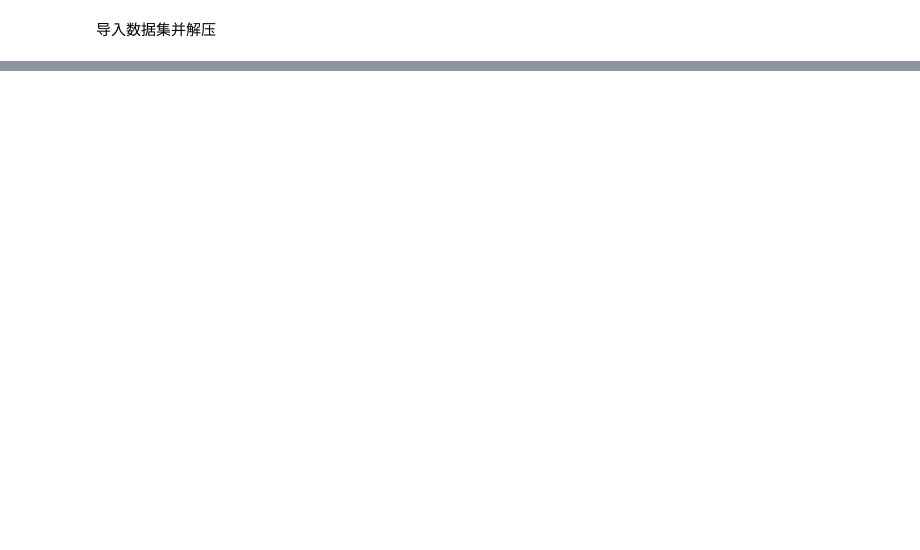
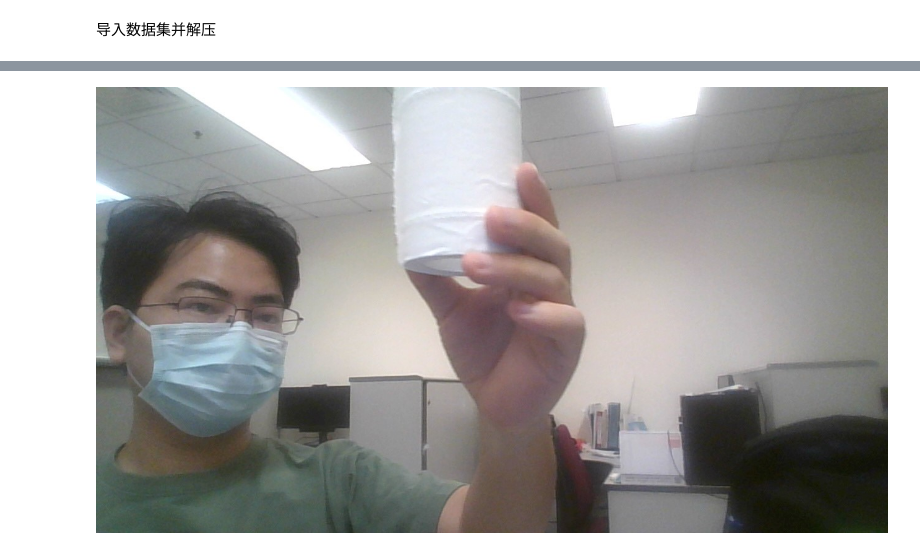
Before and after one commit to ShipengLYU/Gazefollwing, a Jupyter notebook: GazeFollowing.ipynb, the cells around one changed output, grey strips where cells are left out. Drawn from its saved outputs; the diff is of its cells as text; code cells hidden in the pictures; blank space fills up the shorter version.

```diff
--- a/GazeFollowing.ipynb
+++ b/GazeFollowing.ipynb
@@ -67,0 +89,26 @@ AttributeError: 'NoneType' object has no attribute 'shape'
+# %%
+DESIRED_HEIGHT = 720
+DESIRED_WIDTH = 1280
+def resize_and_show(image):
+  h, w = image.shape[:2]
+  if h < w:
+    img = cv2.resize(image, (DESIRED_WIDTH, math.floor(h/(w/DESIRED_WIDTH))))
+  else:
+    img = cv2.resize(image, (math.floor(w/(h/DESIRED_HEIGHT)), DESIRED_HEIGHT))
+  cv2_imshow(img)
+
+# Preview the images.
+# short_range_images = {name: cv2.imread(name) for name in uploaded_short_range.keys()}
+# for name, image in short_range_images.items():
+#   print(name)
+#   resize_and_show(image)
+
+# full_range_images = {name: cv2.imread(name) for name in uploaded_full_range.keys()}
+# for name, image in full_range_images.items():
+#   print(name)
+#   resize_and_show(image)
+path= '/content/drive/MyDrive/gazetracking-method2/GazeFollowing/images/1.jpg'
+image=cv2.imread(path)
+resize_and_show(image)
+# %% [output]
+[figure, added]
```
Also changed, not shown: parts of 12 cells of this notebook.
